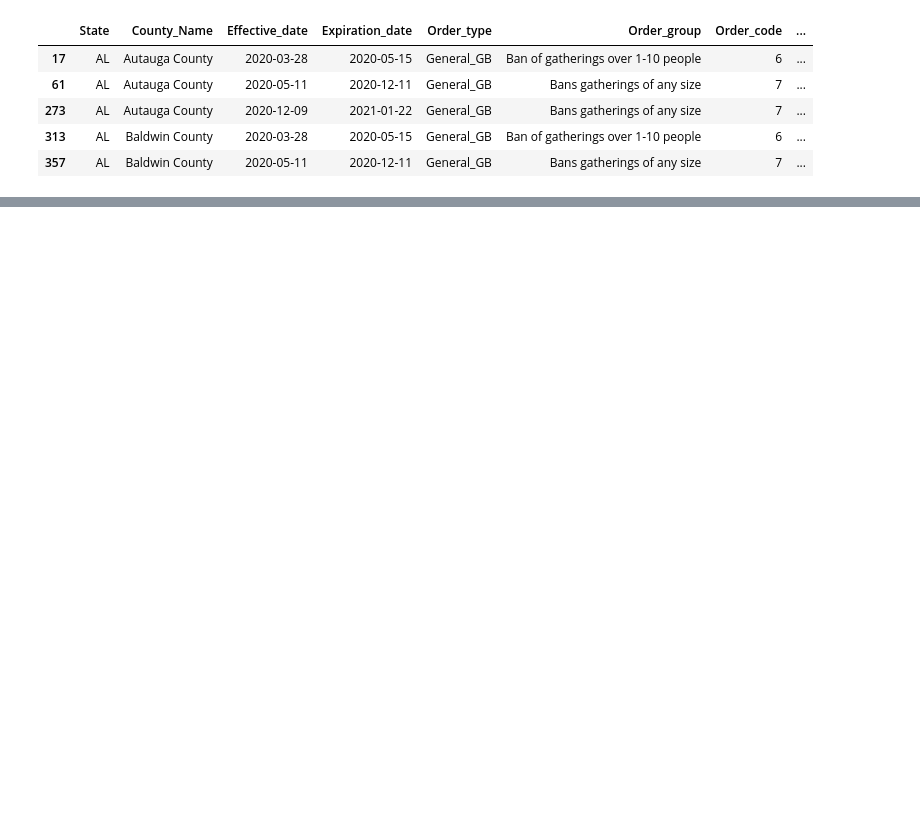
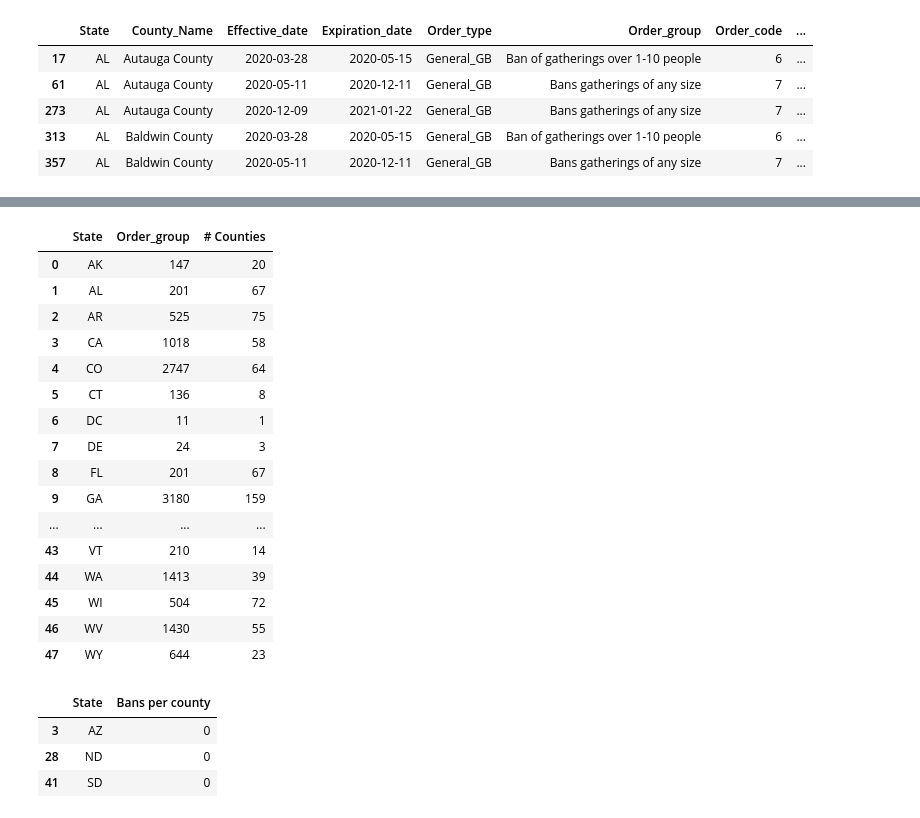
Before and after one commit to DS4A-Team79/COVID-Project, a Jupyter notebook: nmatos/GatherBansExploration.ipynb, the cells around one changed output, grey strips where cells are left out. Saved outputs shown, nothing was run; the diff lists cells and outputs as text; code cells hidden in the pictures; blank space fills up the shorter version.

Commit message:
[Feat] Finalize Gathering Bans per County by State data
Final dataset saved in nmatos/data/StateBansPerCounty.csv

```diff
--- a/nmatos/GatherBansExploration.ipynb
+++ b/nmatos/GatherBansExploration.ipynb
@@ -282,0 +308,4 @@ Comparing the unique list of states before and after data wrangling, 'ND' and 'S
+# %%
+#Get counts of unique county bans observed for each state
+ban_order_states = ban_orders_unique.groupby(['State'])['Order_group'].count().to_frame()
+ban_order_states
@@ -282,0 +331,4 @@ Comparing the unique list of states before and after data wrangling, 'ND' and 'S
+# %%
+#Use example state to see if any ban rows are out of the ordinary
+pd.set_option('display.max_rows', ban_orders_unique[(ban_orders_unique['State']=='HI')].shape[0]+1)
+print(ban_orders_unique[(ban_orders_unique['State']=='HI')])
@@ -282,0 +353,5 @@ Comparing the unique list of states before and after data wrangling, 'ND' and 'S
+# %%
+#Use data with number of counties
+#obtained from thefactfile.org/us-states-counties/
+state_counties = pd.read_excel('data/State_Counties.xlsx')
+state_counties
@@ -282,0 +376,36 @@ Comparing the unique list of states before and after data wrangling, 'ND' and 'S
+# %%
+#add number of counties to table with number of orders made for counties in each state
+state_county_bans = ban_order_states.merge(state_counties, on='State', how='left')
+state_county_bans
+# %% [output]
+|  | State | Order_group | # Counties |
+| 0 | AK | 147 | 20 |
+| 1 | AL | 201 | 67 |
+| 2 | AR | 525 | 75 |
+| 3 | CA | 1018 | 58 |
+| 4 | CO | 2747 | 64 |
+| 5 | CT | 136 | 8 |
+| 6 | DC | 11 | 1 |
+| 7 | DE | 24 | 3 |
+| 8 | FL | 201 | 67 |
+| 9 | GA | 3180 | 159 |
+| ... | ... | ... | ... |
+| 43 | VT | 210 | 14 |
+| 44 | WA | 1413 | 39 |
+| 45 | WI | 504 | 72 |
+| 46 | WV | 1430 | 55 |
+| 47 | WY | 644 | 23 |
+# %%
+#Find states that don't have county numbers.
+states_missing = state_counties.merge(ban_order_states,on='State',how='left')
+states_missing = states_missing[states_missing['Order_group'].isnull()]
+states = states_missing['State'].to_frame()
+
+#Add a column to account for missing states in final bans per county data
+states['Bans per county'] = 0
+states
+# %% [output]
+|  | State | Bans per county |
+| 3 | AZ | 0 |
+| 28 | ND | 0 |
+| 41 | SD | 0 |
```
Also changed, not shown: parts of 18 cells of this notebook, 1 other file.
